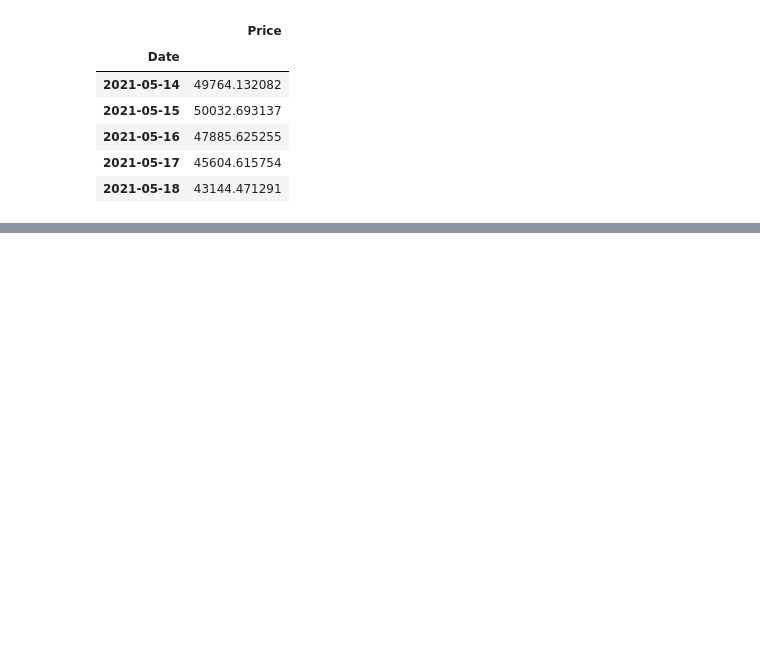
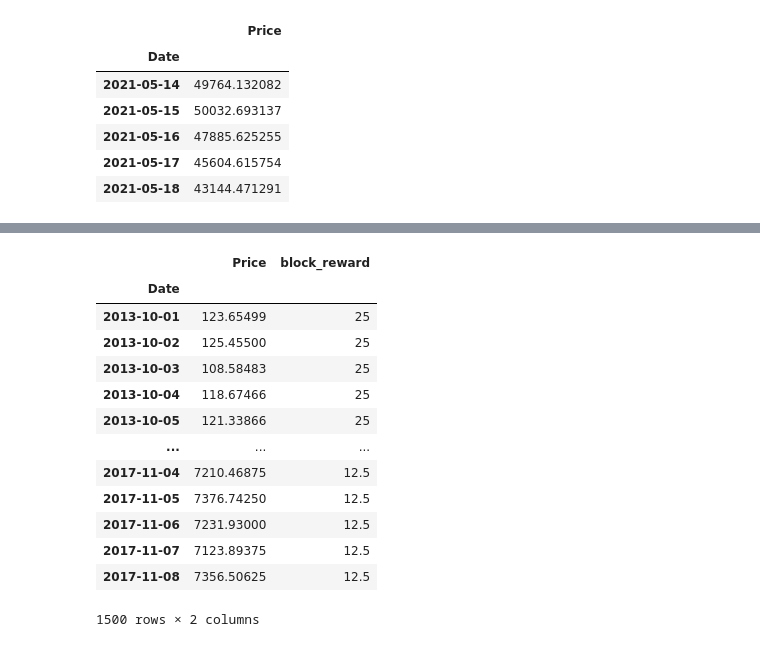
Before and after one commit to SilahicAmil/End-To-End-Time-Series-Forcasting, a Jupyter notebook: Time_Series_Forecasting_BitPredict.ipynb, the cells around one changed output, grey strips where cells are left out. Cells and saved outputs as stored; diff of their text form; code cells hidden in the pictures; blank space fills up the shorter version.

```diff
--- a/Time_Series_Forecasting_BitPredict.ipynb
+++ b/Time_Series_Forecasting_BitPredict.ipynb
@@ -1286,0 +1321,17 @@ block_reward_4_datetime = np.datetime64("2020-05-18")
+# %%
+bitcoin_prices_block[:1500]
+# %% [output]
+|  | Price | block_reward |
+| Date |  |  |
+| 2013-10-01 | 123.65499 | 25 |
+| 2013-10-02 | 125.45500 | 25 |
+| 2013-10-03 | 108.58483 | 25 |
+| 2013-10-04 | 118.67466 | 25 |
+| 2013-10-05 | 121.33866 | 25 |
+| ... | ... | ... |
+| 2017-11-04 | 7210.46875 | 12.5 |
+| 2017-11-05 | 7376.74250 | 12.5 |
+| 2017-11-06 | 7231.93000 | 12.5 |
+| 2017-11-07 | 7123.89375 | 12.5 |
+| 2017-11-08 | 7356.50625 | 12.5 |
+1500 rows × 2 columns
```
Also changed, not shown: parts of 4 cells of this notebook.
